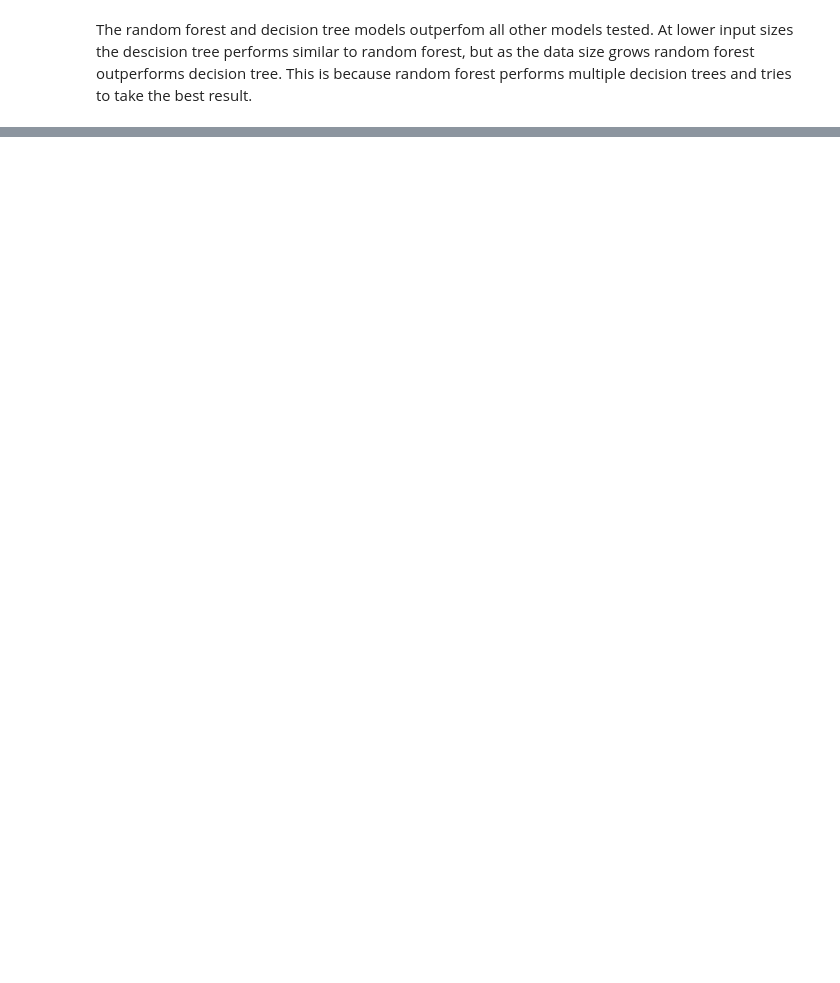
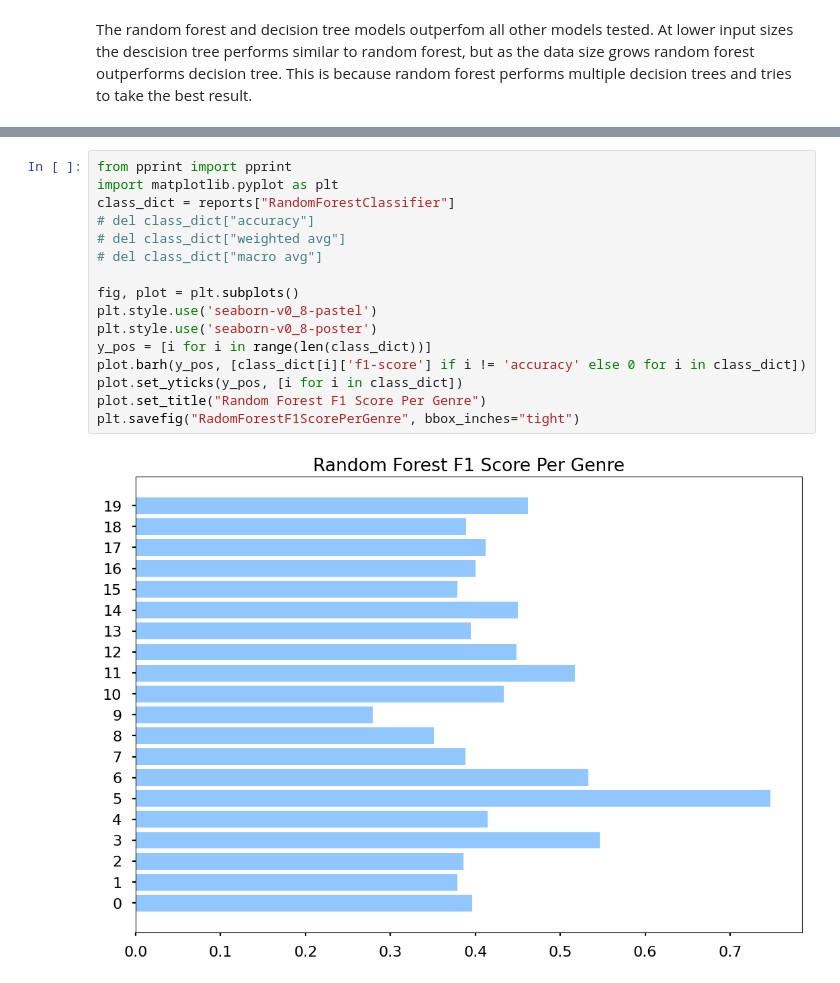
Before and after one commit to 44-566-Machine-Learning-S24/ml-s24-project-kcharris, a Jupyter notebook: Ensemble.ipynb, the cells around one changed output, grey strips where cells are left out. Drawn from its saved outputs; the diff is of its cells as text; blank space fills up the shorter version.

```diff
--- a/Ensemble.ipynb
+++ b/Ensemble.ipynb
@@ -140,0 +182,18 @@ The random forest and decision tree models outperfom all other models tested. At
+# %%
+from pprint import pprint
+import matplotlib.pyplot as plt
+class_dict = reports["RandomForestClassifier"]
+# del class_dict["accuracy"]
+# del class_dict["weighted avg"]
+# del class_dict["macro avg"]
+
+fig, plot = plt.subplots()
+plt.style.use('seaborn-v0_8-pastel')
+plt.style.use('seaborn-v0_8-poster')
+y_pos = [i for i in range(len(class_dict))]
+plot.barh(y_pos, [class_dict[i]['f1-score'] if i != 'accuracy' else 0 for i in class_dict])
+plot.set_yticks(y_pos, [i for i in class_dict])
+plot.set_title("Random Forest F1 Score Per Genre")
+plt.savefig("RadomForestF1ScorePerGenre", bbox_inches="tight")
+# %% [output]
+[figure, added]
```
Also changed, not shown: parts of 5 cells of this notebook, 4 other files.
